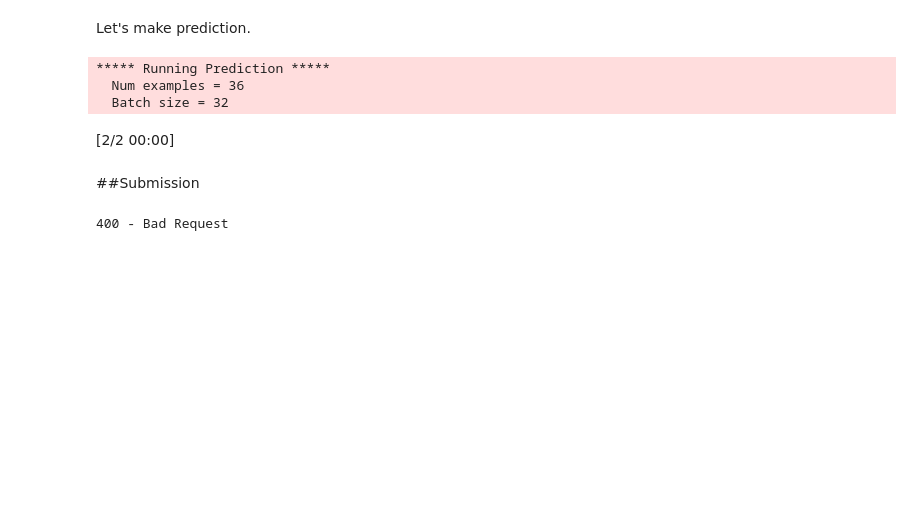
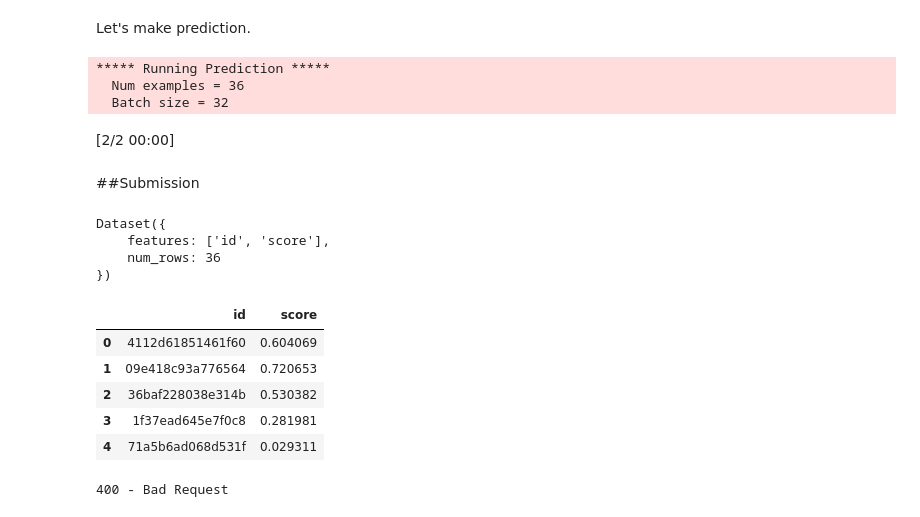
Before and after one commit to rahiakela/kaggle-competition-projects, a Jupyter notebook: us-patent-phrase-competition/02_us_patent_phrase_maching_roberta_baseline.ipynb, the cells around one changed output. Cells and saved outputs as stored; diff of their text form; code cells hidden in the pictures; blank space fills up the shorter version.

```diff
--- a/us-patent-phrase-competition/02_us_patent_phrase_maching_roberta_baseline.ipynb
+++ b/us-patent-phrase-competition/02_us_patent_phrase_maching_roberta_baseline.ipynb
@@ -249,4 +250,23 @@ predictions = outputs.predictions.reshape(-1)
 [2/2 00:00]
 # %% [markdown]
 ##Submission
+# %%
+submission = datasets.Dataset.from_dict({"id": test["id"], "score": predictions})
+submission.to_csv('my_submission.csv', index = False)
+submission
+# %% [output]
+Dataset({
+    features: ['id', 'score'],
+    num_rows: 36
+})
+# %%
+submission_df = pd.read_csv("my_submission.csv")
+submission_df.head()
+# %% [output]
+|  | id | score |
+| 0 | 4112d61851461f60 | 0.604069 |
+| 1 | 09e418c93a776564 | 0.720653 |
+| 2 | 36baf228038e314b | 0.530382 |
+| 3 | 1f37ead645e7f0c8 | 0.281981 |
+| 4 | 71a5b6ad068d531f | 0.029311 |
 # %%
```
Also changed, not shown: parts of 5 cells of this notebook.
